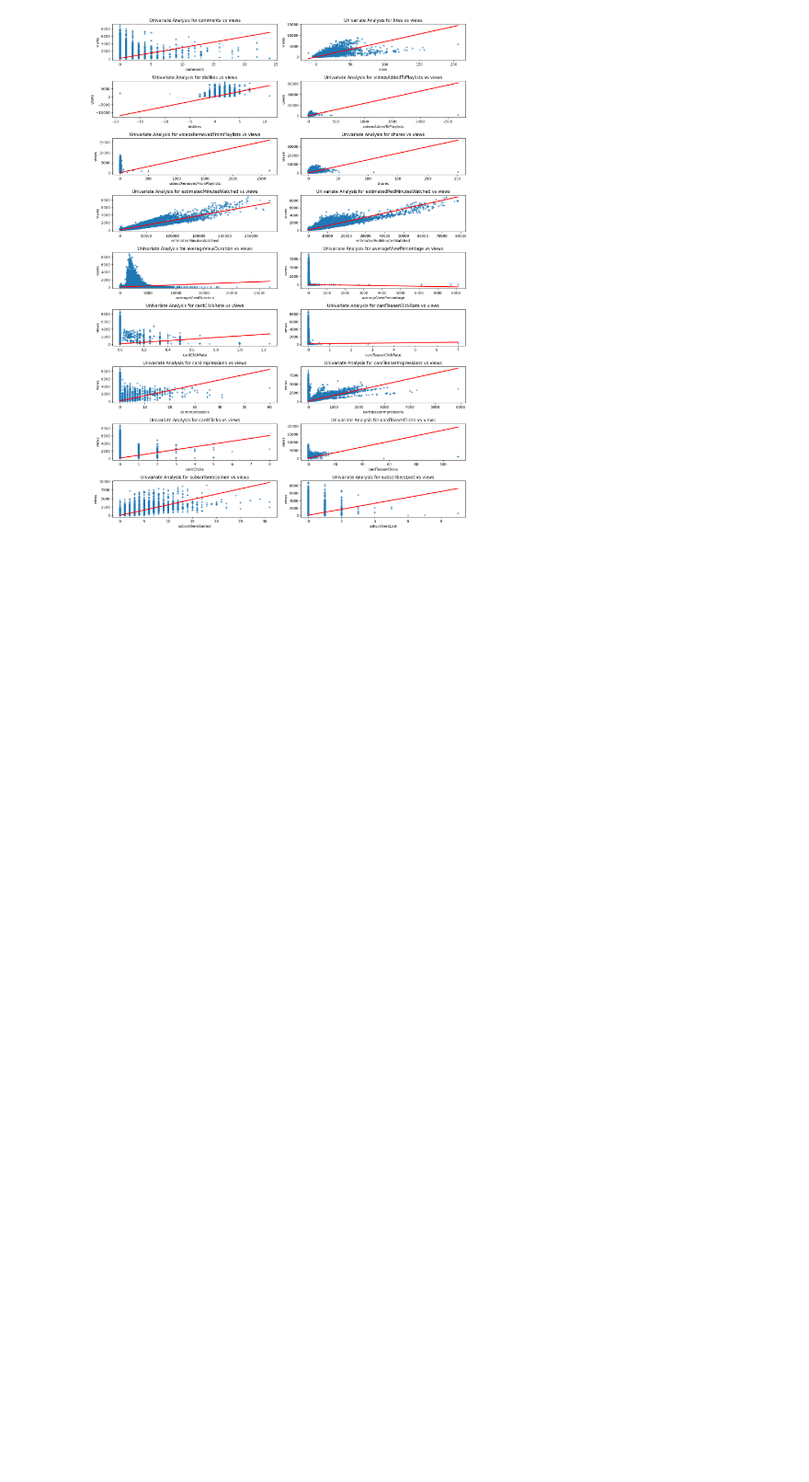
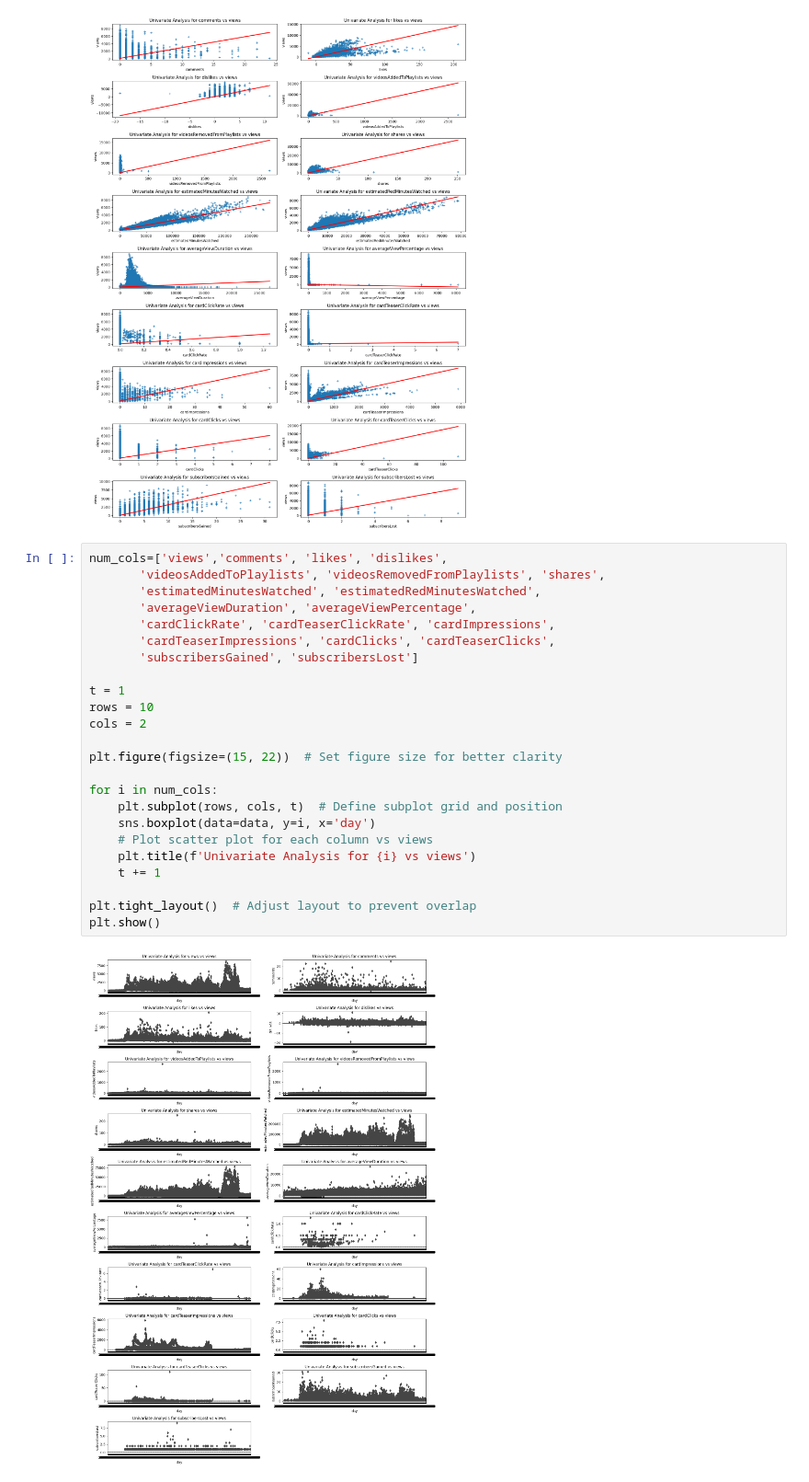
Before and after one commit to Shubham-S151/EDA_Projects, a Jupyter notebook: Youtube_Analytics.ipynb, the cells around one changed output. Shown at 92% size. Saved outputs shown, nothing was run; the diff lists cells and outputs as text; blank space fills up the shorter version.

```diff
--- a/Youtube_Analytics.ipynb
+++ b/Youtube_Analytics.ipynb
@@ -203,3 +203,29 @@ plt.tight_layout()  # Adjust layout to prevent overlap
 plt.show()  # Display the plots
 # %% [output]
 [figure]
+# %%
+num_cols=['views','comments', 'likes', 'dislikes',
+       'videosAddedToPlaylists', 'videosRemovedFromPlaylists', 'shares',
+       'estimatedMinutesWatched', 'estimatedRedMinutesWatched',
+       'averageViewDuration', 'averageViewPercentage',
+       'cardClickRate', 'cardTeaserClickRate', 'cardImpressions',
+       'cardTeaserImpressions', 'cardClicks', 'cardTeaserClicks',
+       'subscribersGained', 'subscribersLost']
+
+t = 1
+rows = 10
+cols = 2
+
+plt.figure(figsize=(15, 22))  # Set figure size for better clarity
+
+for i in num_cols:
+    plt.subplot(rows, cols, t)  # Define subplot grid and position
+    sns.boxplot(data=data, y=i, x='day')
+    # Plot scatter plot for each column vs views
+    plt.title(f'Univariate Analysis for {i} vs views')
+    t += 1
+
+plt.tight_layout()  # Adjust layout to prevent overlap
+plt.show()
+# %% [output]
+[figure, added]
```
Also changed, not shown: parts of 1 cell of this notebook.
